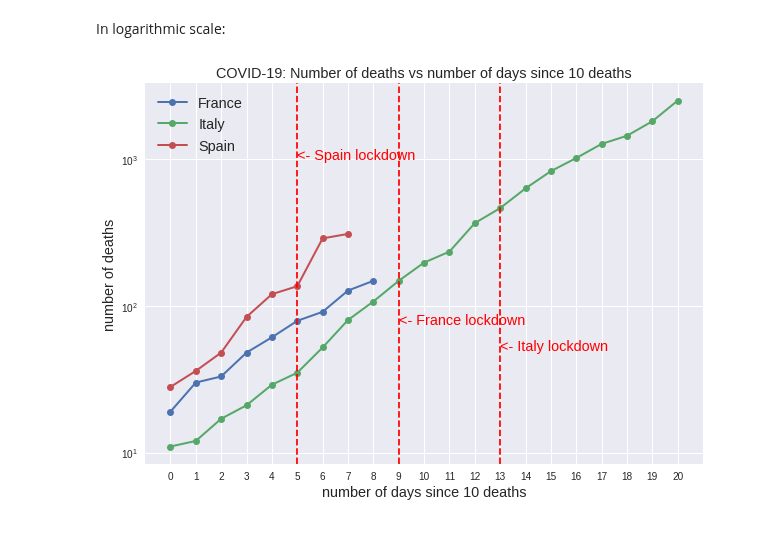
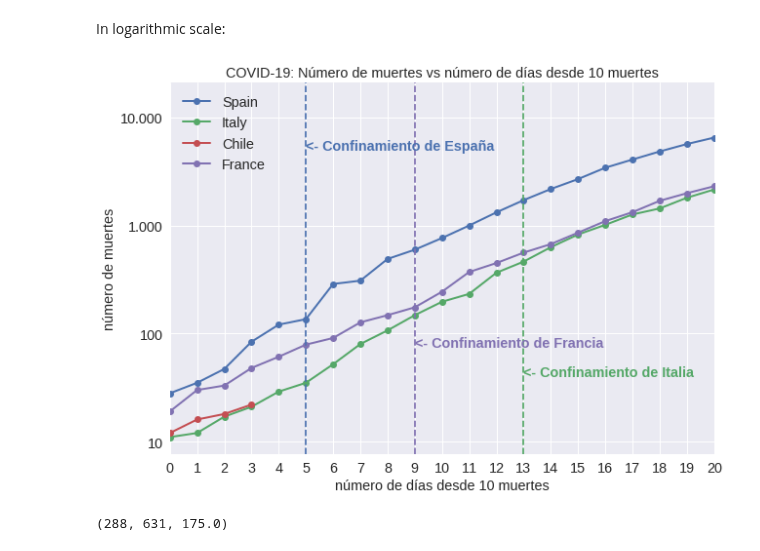
Before and after one commit to alonsosilvaallende/COVID-19, a Jupyter notebook: COVID_19_deaths.ipynb, the cells around one changed output. Saved outputs shown, nothing was run; the diff lists cells and outputs as text; code cells hidden in the pictures.

```diff
--- a/COVID_19_deaths.ipynb
+++ b/COVID_19_deaths.ipynb
@@ -6,5 +6,5 @@ import matplotlib.pyplot as plt
 import pandas as pd
 plt.style.use('seaborn')
 # %%
-deaths = pd.read_csv("https://covid.ourworldindata.org/data/total_deaths.csv", index_col='date')
+deaths = pd.read_csv("https://covid.ourworldindata.org/data/ecdc/total_deaths.csv", index_col='date')
 # %%
@@ -20,3 +18,5 @@ list_countries = ["France", "Italy", "Spain"]
+# %%
+list_countries = ["Spain", "Italy", "Chile", "France"]
 # %%
 TIPPING_POINT = 10
 # %%
@@ -66,19 +71,37 @@ In logarithmic scale:
 # %%
 fig, ax = plt.subplots(figsize=(10,7))
 for country in list_countries:
-  plt.plot(np.arange(len(deaths_country[country])),deaths_country[country], label=country, linewidth=2, marker='o')
-plt.axvline(Spain_gap, color='red', linestyle='dashed')
-plt.axvline(Italy_gap, color='red', linestyle='dashed')
-plt.axvline(France_gap, color='red', linestyle='dashed')
-plt.annotate('<- Spain lockdown', (Spain_gap, 1000.0), color='red', fontsize='x-large')
-plt.annotate('<- Italy lockdown', (Italy_gap, 50.0), color='red', fontsize='x-large')
-plt.annotate('<- France lockdown', (France_gap, 75.0), color='red', fontsize='x-large')
-ax.set_title(f'COVID-19: Number of deaths vs number of days since {TIPPING_POINT} deaths', fontsize='x-large')
-ax.set_xlabel(f'number of days since {TIPPING_POINT} deaths', fontsize='x-large')
-ax.set_ylabel(f'number of deaths', fontsize='x-large')
+  ax.plot(np.arange(len(deaths_country[country])),deaths_country[country], label=country, linewidth=2, marker='o')
+plt.axvline(Spain_gap, color='C0', linestyle='dashed')
+plt.axvline(Italy_gap, color='C1', linestyle='dashed')
+plt.axvline(France_gap, color='C3', linestyle='dashed')
+
+# plt.annotate('<- Spain lockdown', (Spain_gap, 1000.0), color='C0', fontsize='x-large')
+# plt.annotate('<- Italy lockdown', (Italy_gap, 50.0), color='C1', fontsize='x-large')
+# plt.annotate('<- France lockdown', (France_gap, 75.0), color='C3', fontsize='x-large')
+
+plt.annotate('<- Confinamiento de España', (Spain_gap, 5000.0), color='C0', fontsize='x-large', fontweight='bold')
+plt.annotate('<- Confinamiento de Italia', (Italy_gap, 40.0), color='C1', fontsize='x-large', fontweight='bold')
+plt.annotate('<- Confinamiento de Francia', (France_gap, 75.0), color='C3', fontsize='x-large', fontweight='bold')
+
+# ax.set_title(f'COVID-19: Number of deaths vs number of days since {TIPPING_POINT} deaths', fontsize='x-large')
+# ax.set_xlabel(f'number of days since {TIPPING_POINT} deaths', fontsize='x-large')
+# ax.set_ylabel(f'number of deaths', fontsize='x-large')
+
+ax.set_title(f'COVID-19: Número de muertes vs número de días desde {TIPPING_POINT} muertes', fontsize='x-large')
+ax.set_xlabel(f'número de días desde {TIPPING_POINT} muertes', fontsize='x-large')
+ax.set_ylabel(f'número de muertes', fontsize='x-large')
+
 ax.set_xticks(np.arange(len(deaths_country["Italy"])))
+ax.set_xticklabels(np.arange(len(deaths_country["Italy"])), fontsize='x-large')
+
 plt.yscale("log")
+ax.set_yticks([10,100,1000,10000])
+ax.set_yticklabels(['10', '100', '1.000', '10.000'], fontsize='x-large')
+
+plt.xlim(0,20)
+
 plt.legend(fontsize='x-large')
-plt.show()
+plt.savefig("2020-04-04-Deaths-Chile-vs-Several_logscale.png", format='png', dvi=500)
 # %% [output]
-[figure, old version]
+[figure, new version]
@@ -84,0 +111,4 @@ plt.show()
+# %%
+deaths["Spain"].loc['2020-03-16'], deaths['Italy'].loc['2020-03-11'], deaths["France"].loc['2020-03-18']
+# %% [output]
+(288, 631, 175.0)
```
Also changed, not shown: parts of 7 cells of this notebook.
